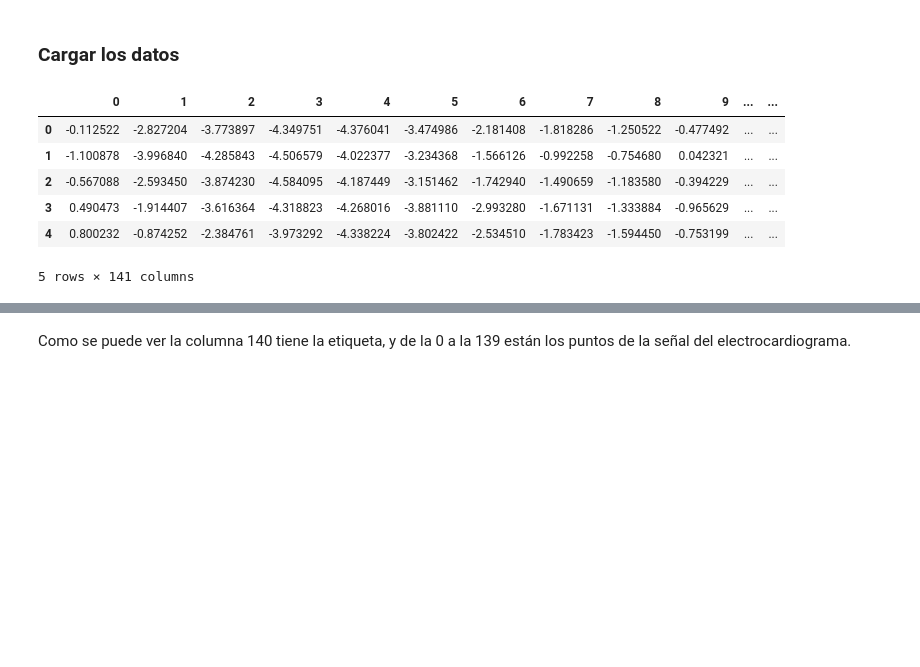
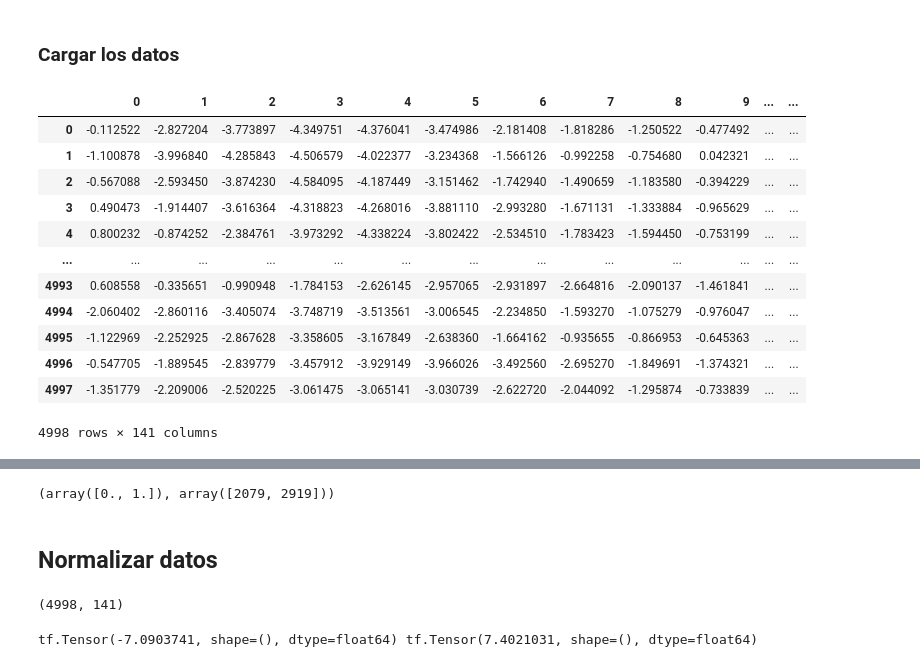
Before and after one commit to ibonetc/AI_Deep-Learning, a Jupyter notebook: IA_DL_Autoencoder.ipynb, the cells around one changed output, grey strips where cells are left out. Saved outputs shown, nothing was run; the diff lists cells and outputs as text; code cells hidden in the pictures; blank space fills up the shorter version.

```diff
--- a/IA_DL_Autoencoder.ipynb
+++ b/IA_DL_Autoencoder.ipynb
@@ -236,14 +234,20 @@ Este ejemplo, al ser supervisado se puede tratar con cualquier método de clasif
 # %% [markdown]
 ### Cargar los datos
 # %%
-dataframe = pd.read_csv('http://storage.googleapis.com/download.tensorflow.org/data/ecg.csv', header=None)
-raw_data = dataframe.values
-dataframe.head()
+df= pd.read_csv('http://storage.googleapis.com/download.tensorflow.org/data/ecg.csv', header=None)
+values_data=df.values
+df
 # %% [output]
 |  | 0 | 1 | 2 | 3 | 4 | 5 | 6 | 7 | 8 | 9 | ... | ... |
 | 0 | -0.112522 | -2.827204 | -3.773897 | -4.349751 | -4.376041 | -3.474986 | -2.181408 | -1.818286 | -1.250522 | -0.477492 | ... | ... |
 | 1 | -1.100878 | -3.996840 | -4.285843 | -4.506579 | -4.022377 | -3.234368 | -1.566126 | -0.992258 | -0.754680 | 0.042321 | ... | ... |
 | 2 | -0.567088 | -2.593450 | -3.874230 | -4.584095 | -4.187449 | -3.151462 | -1.742940 | -1.490659 | -1.183580 | -0.394229 | ... | ... |
 | 3 | 0.490473 | -1.914407 | -3.616364 | -4.318823 | -4.268016 | -3.881110 | -2.993280 | -1.671131 | -1.333884 | -0.965629 | ... | ... |
 | 4 | 0.800232 | -0.874252 | -2.384761 | -3.973292 | -4.338224 | -3.802422 | -2.534510 | -1.783423 | -1.594450 | -0.753199 | ... | ... |
+| ... | ... | ... | ... | ... | ... | ... | ... | ... | ... | ... | ... | ... |
+| 4993 | 0.608558 | -0.335651 | -0.990948 | -1.784153 | -2.626145 | -2.957065 | -2.931897 | -2.664816 | -2.090137 | -1.461841 | ... | ... |
+| 4994 | -2.060402 | -2.860116 | -3.405074 | -3.748719 | -3.513561 | -3.006545 | -2.234850 | -1.593270 | -1.075279 | -0.976047 | ... | ... |
+| 4995 | -1.122969 | -2.252925 | -2.867628 | -3.358605 | -3.167849 | -2.638360 | -1.664162 | -0.935655 | -0.866953 | -0.645363 | ... | ... |
+| 4996 | -0.547705 | -1.889545 | -2.839779 | -3.457912 | -3.929149 | -3.966026 | -3.492560 | -2.695270 | -1.849691 | -1.374321 | ... | ... |
+| 4997 | -1.351779 | -2.209006 | -2.520225 | -3.061475 | -3.065141 | -3.030739 | -2.622720 | -2.044092 | -1.295874 | -0.733839 | ... | ... |
-5 rows × 141 columns
+4998 rows × 141 columns
@@ -250,2 +255,10 @@ dataframe.head()
-# %% [markdown]
-Como se puede ver la columna 140 tiene la etiqueta, y de la 0 a la 139 están los puntos de la señal del electrocardiograma.
+# %%
+print(np.unique(values_data[:,-1],return_counts=True))
+# %% [output]
+(array([0., 1.]), array([2079, 2919]))
+# %% [markdown]
+## Normalizar datos
+# %%
+values_data.shape
+# %% [output]
+(4998, 141)
@@ -252 +268,7 @@ Como se puede ver la columna 140 tiene la etiqueta, y de la 0 a la 139 están lo
+# %%
+min_val= tf.reduce_min(data)
+max_val= tf.reduce_max(data)
+print(min_val,max_val)
+# %% [output]
+tf.Tensor(-7.0903741, shape=(), dtype=float64) tf.Tensor(7.4021031, shape=(), dtype=float64)
 # %%
```
Also changed, not shown: parts of 80 cells of this notebook.
